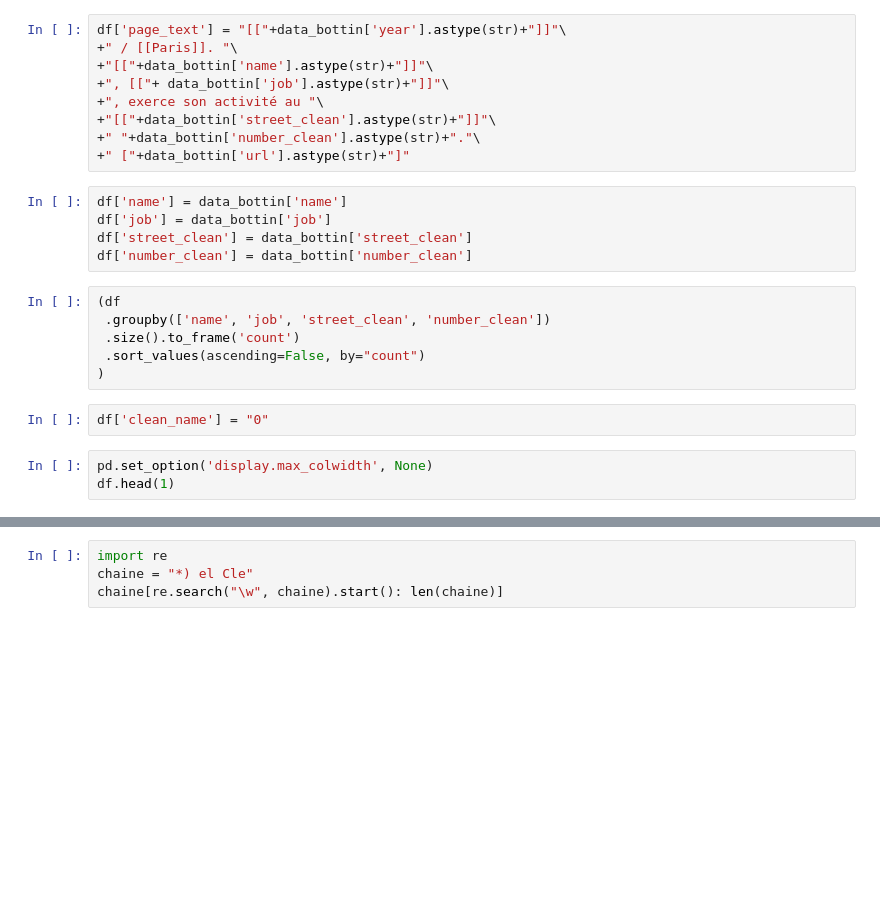
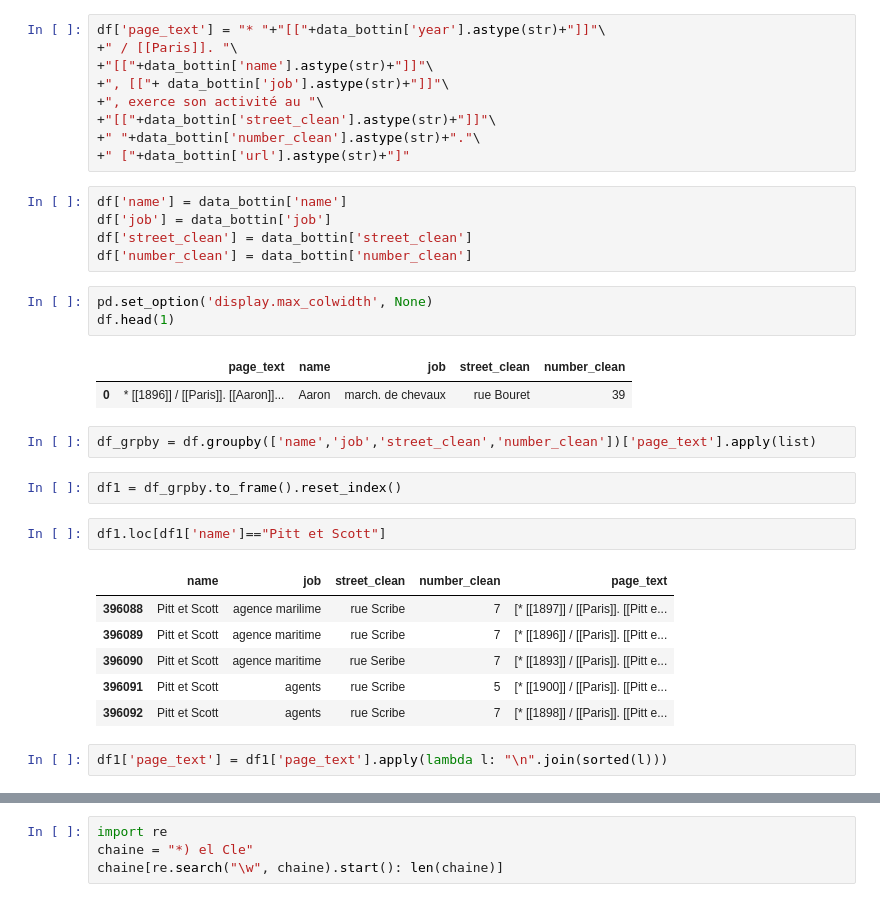
Before and after one commit to ayman-mezghani/BotSHSDH, a Jupyter notebook: bot6.ipynb, the cells around one changed output, grey strips where cells are left out. Saved outputs shown, nothing was run; the diff lists cells and outputs as text; blank space fills up the shorter version.

```diff
--- a/bot6.ipynb
+++ b/bot6.ipynb
@@ -182,7 +318,7 @@ df = pd.DataFrame()
 #+data_bottin['number_clean'].astype(str)+" "\
 #+data_bottin['street_clean'].astype(str)
 # %%
-df['page_text'] = "[["+data_bottin['year'].astype(str)+"]]"\
+df['page_text'] = "* "+"[["+data_bottin['year'].astype(str)+"]]"\
 +" / [[Paris]]. "\
 +"[["+data_bottin['name'].astype(str)+"]]"\
 +", [["+ data_bottin['job'].astype(str)+"]]"\
@@ -195,14 +331,24 @@ df['name'] = data_bottin['name']
 df['job'] = data_bottin['job']
 df['street_clean'] = data_bottin['street_clean']
 df['number_clean'] = data_bottin['number_clean']
-# %%
-(df
- .groupby(['name', 'job', 'street_clean', 'number_clean'])
- .size().to_frame('count')
- .sort_values(ascending=False, by="count")
-)
-# %%
-df['clean_name'] = "0"
 # %%
 pd.set_option('display.max_colwidth', None)
 df.head(1)
+# %% [output]
+|  | page_text | name | job | street_clean | number_clean |
+| 0 | * [[1896]] / [[Paris]]. [[Aaron]]... | Aaron | march. de chevaux | rue Bouret | 39 |
+# %%
+df_grpby = df.groupby(['name','job','street_clean','number_clean'])['page_text'].apply(list)
+# %%
+df1 = df_grpby.to_frame().reset_index()
+# %%
+df1.loc[df1['name']=="Pitt et Scott"]
+# %% [output]
+|  | name | job | street_clean | number_clean | page_text |
+| 396088 | Pitt et Scott | agence marilime | rue Scribe | 7 | [* [[1897]] / [[Paris]]. [[Pitt e... |
+| 396089 | Pitt et Scott | agence maritime | rue Scribe | 7 | [* [[1896]] / [[Paris]]. [[Pitt e... |
+| 396090 | Pitt et Scott | agence maritime | rue Seribe | 7 | [* [[1893]] / [[Paris]]. [[Pitt e... |
+| 396091 | Pitt et Scott | agents | rue Scribe | 5 | [* [[1900]] / [[Paris]]. [[Pitt e... |
+| 396092 | Pitt et Scott | agents | rue Scribe | 7 | [* [[1898]] / [[Paris]]. [[Pitt e... |
+# %%
+df1['page_text'] = df1['page_text'].apply(lambda l: "\n".join(sorted(l)))
```
Also changed, not shown: parts of 16 cells of this notebook.
